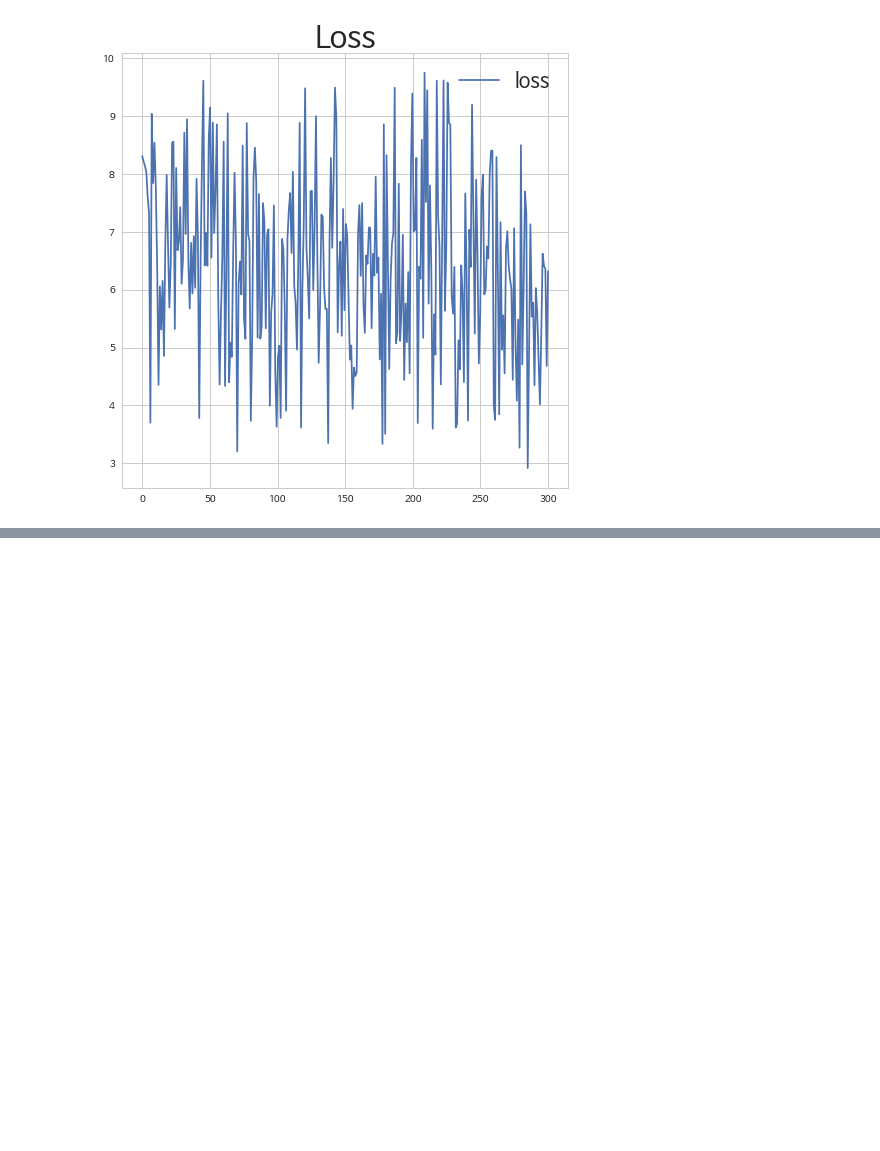
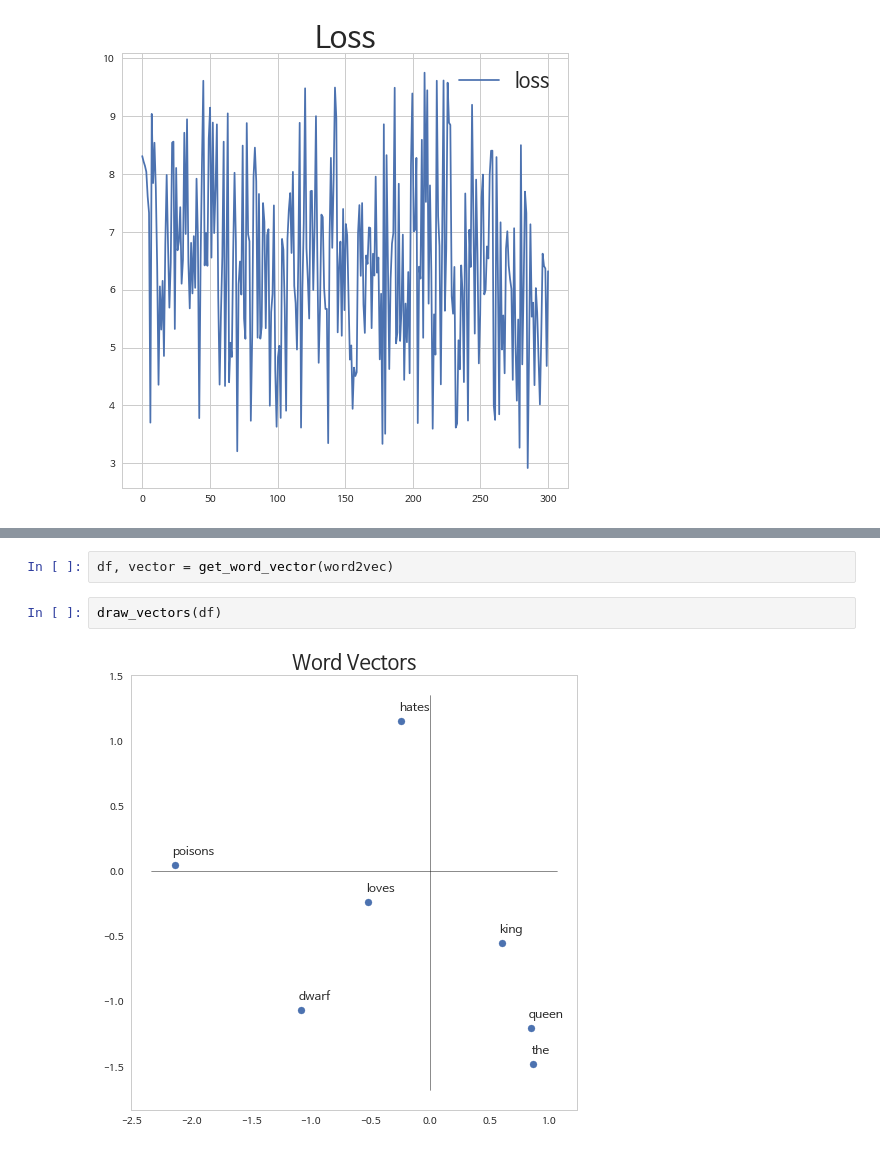
Before and after one commit to simonjisu/DeepMind_NLP, a Jupyter notebook: Lecture2/Test_Word2Vec.ipynb, the cells around one changed output, grey strips where cells are left out. Cells and saved outputs as stored; diff of their text form; blank space fills up the shorter version.

```diff
--- a/Lecture2/Test_Word2Vec.ipynb
+++ b/Lecture2/Test_Word2Vec.ipynb
@@ -66,0 +104,6 @@ draw_loss_graph(loss_list, n_epoch)
+# %%
+df, vector = get_word_vector(word2vec)
+# %%
+draw_vectors(df)
+# %% [output]
+[figure, added]
```
Also changed, not shown: parts of 9 cells of this notebook, 3 other files.
